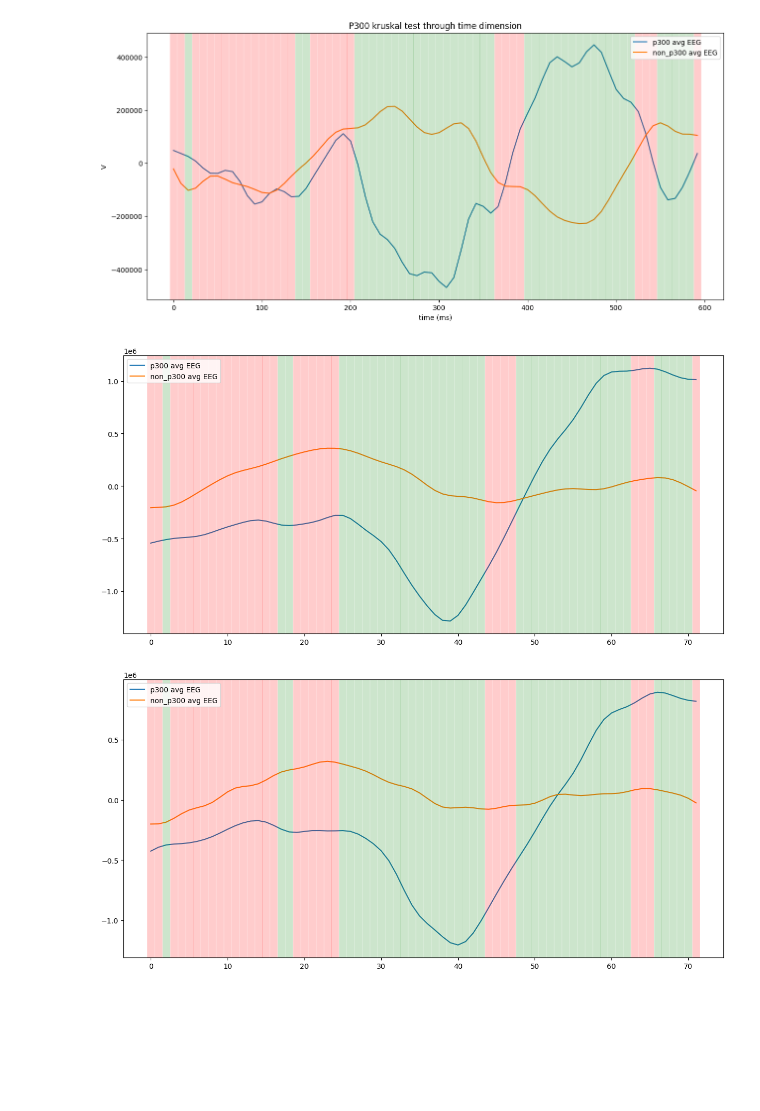
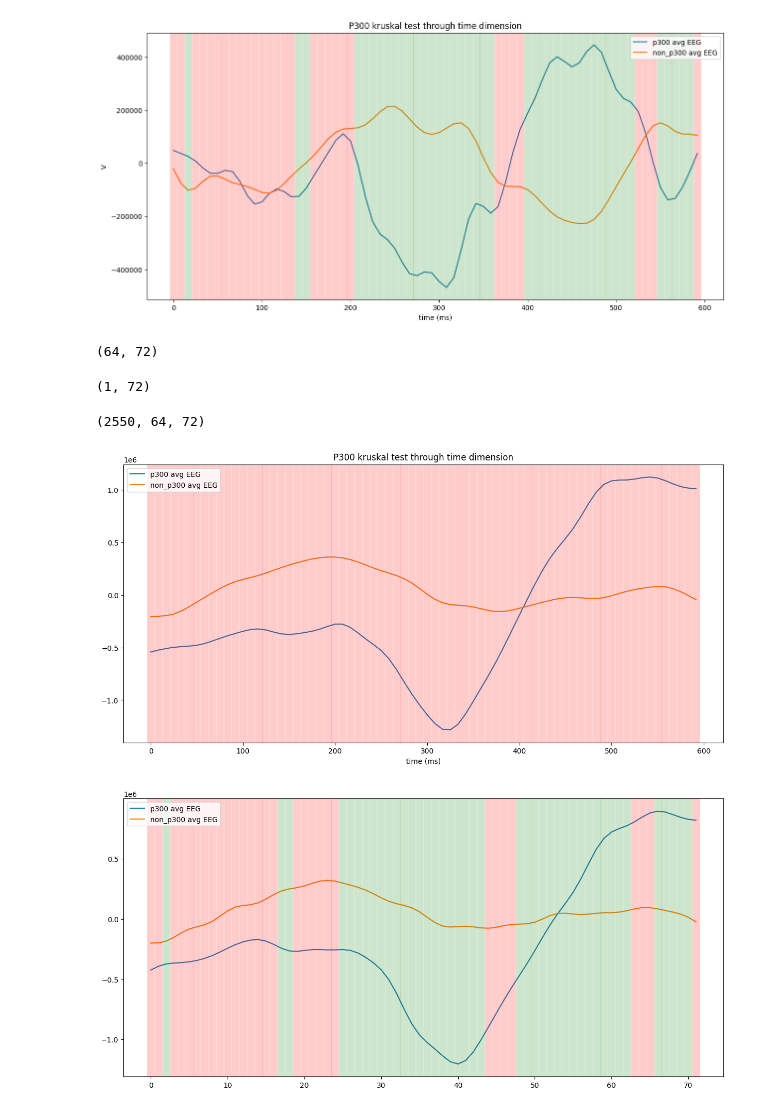
Before and after one commit to Sidl419/pattern_recognition, a Jupyter notebook: notebooks/time_series_tests.ipynb, the cells around one changed output. Saved outputs shown, nothing was run; the diff lists cells and outputs as text; code cells hidden in the pictures; blank space fills up the shorter version.

Commit message:
updated time series exps

```diff
--- a/notebooks/time_series_tests.ipynb
+++ b/notebooks/time_series_tests.ipynb
@@ -111,25 +114,42 @@ plt.savefig('figs/time_importance.png')
 plt.show()
 # %% [output]
 [figure]
+# %%
+p300.mean(axis=0).shape
+# %% [output]
+(64, 72)
+# %%
+np.expand_dims((cnn_weights @ p300.mean(axis=0)), 0).shape
+# %% [output]
+(1, 72)
+# %%
+p300.shape
+# %% [output]
+(2550, 64, 72)
 # %%
 gnn_weights = np.load('weights/gnn_linear_sum.npy')
 cnn_weights = np.load('weights/cnn_linear_sum.npy')
+# %%
+res = kruskal(np.expand_dims(cnn_weights @ p300.mean(axis=0), 0), np.expand_dims(cnn_weights @ non_p300.mean(axis=0), 0), axis=0)
+weights_res = multipletests(res.pvalue, alpha=0.05, method='holm', is_sorted=False, returnsorted=False)
 # %%
 plt.figure(figsize=(15, 7))
-plt.plot(cnn_weights @ p300.mean(axis=0), label='p300 avg EEG')
-plt.plot(cnn_weights @ non_p300.mean(axis=0), label='non_p300 avg EEG')
+plt.plot(t_axis, cnn_weights @ p300.mean(axis=0), label='p300 avg EEG')
+plt.plot(t_axis, cnn_weights @ non_p300.mean(axis=0), label='non_p300 avg EEG')
 
 for i in range(0, 72):
-    if mean_res[0][i] == 0:
-        plt.axvline(i, c='r', alpha=0.2, linewidth=10.5)
+    if weights_res[0][i] == 0:
+        plt.axvline(t_axis[i], c='r', alpha=0.2, linewidth=10.5)
     else:
-        plt.axvline(i, c='g', alpha=0.2, linewidth=10.5)
+        plt.axvline(t_axis[i], c='g', alpha=0.2, linewidth=10.5)
 
 plt.legend()
+plt.xlabel('time (ms)')
+plt.title('P300 kruskal test through time dimension')
 plt.savefig('figs/time_importance_weight.png')
 plt.show()
 # %% [output]
-[figure, old version]
+[figure, new version]
 # %%
 plt.figure(figsize=(15, 7))
 plt.plot((gnn_weights @ p300).mean(axis=0), label='p300 avg EEG')
```
Also changed, not shown: parts of 14 cells of this notebook.
